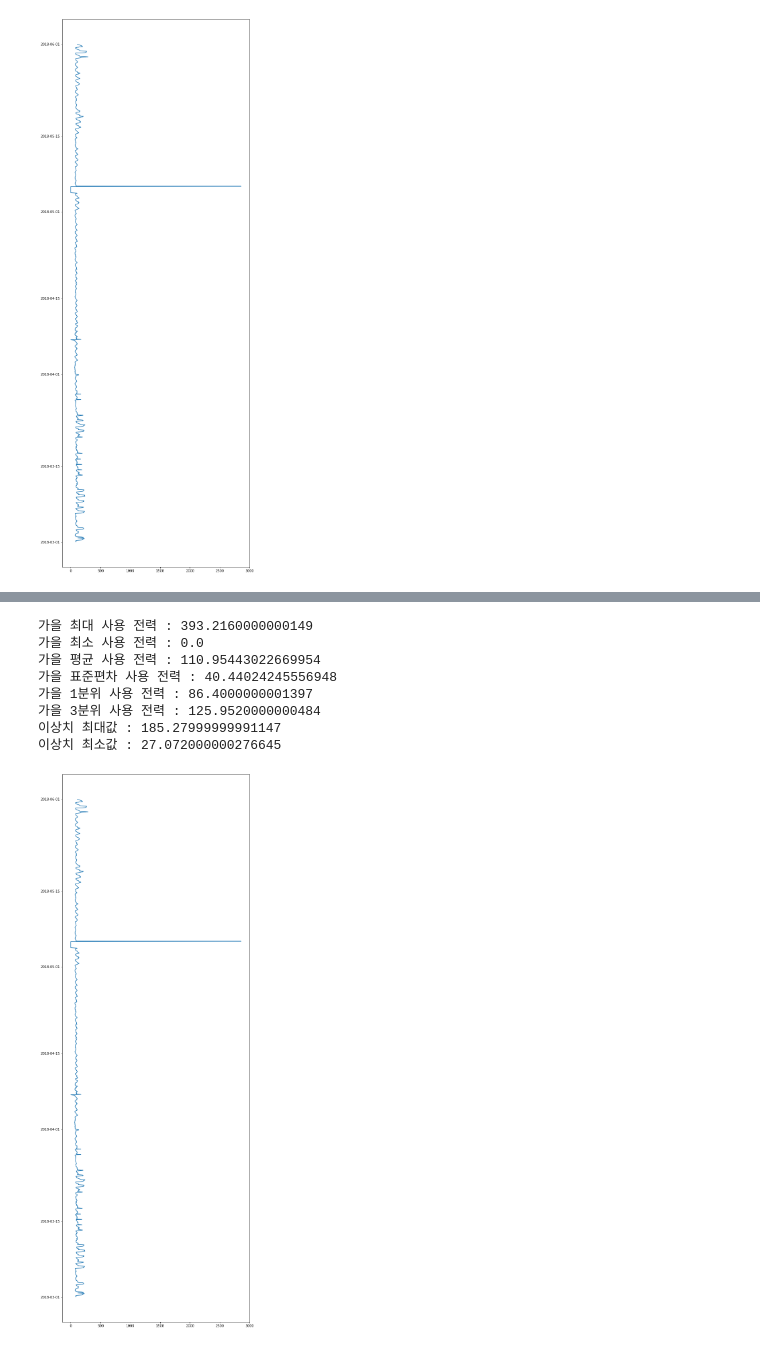
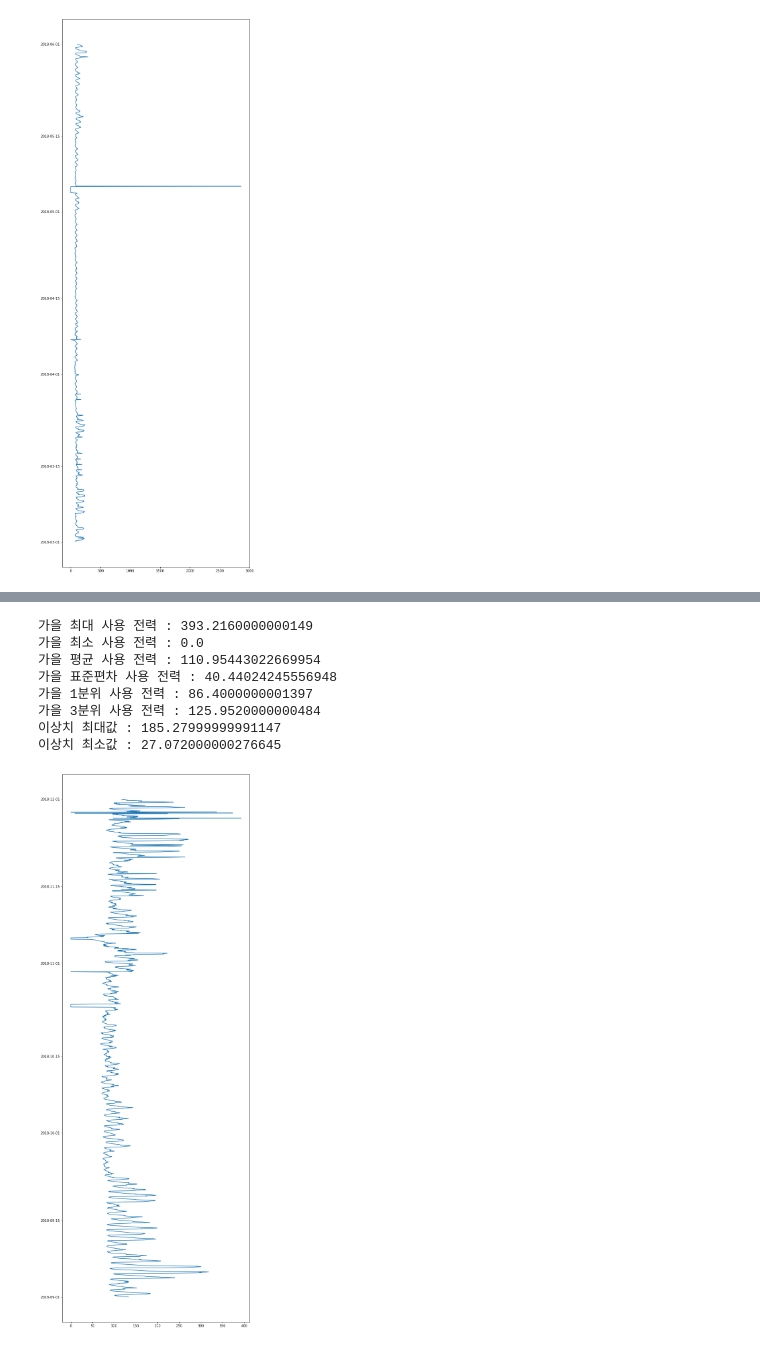
Before and after one commit to k1mm1nseok/MLInterpolate, a Jupyter notebook: projectInclude0.ipynb, the cells around one changed output, grey strips where cells are left out. Saved outputs shown, nothing was run; the diff lists cells and outputs as text; code cells hidden in the pictures.

```diff
--- a/projectInclude0.ipynb
+++ b/projectInclude0.ipynb
@@ -184,35 +184,35 @@ print('가을 평균 사용 전력 : {}'.format(autumn_elec.mean()))
 print('가을 표준편차 사용 전력 : {}'.format(autumn_elec.std()))
 print('가을 1분위 사용 전력 : {}'.format(np.percentile(autumn_elec, 25)))
 print('가을 3분위 사용 전력 : {}'.format(np.percentile(autumn_elec, 75)))
 
 #IQR값 계산
 IQR = np.percentile(autumn_elec, 75) - np.percentile(autumn_elec, 25)
 IQRWeight = IQR * 1.5
 print('이상치 최대값 : {}'.format(np.percentile(autumn_elec, 75) + IQRWeight))
 print('이상치 최소값 : {}'.format(np.percentile(autumn_elec, 25) - IQRWeight))
 
 #전력 그래프 출력
 plt.figure(figsize=(10,30))
-plt.plot(spring['Power'], spring['Time'])
+plt.plot(autumn['Power'], autumn['Time'])
 
 #정전시 전력량이 0이므로 0을 제외하여 이상치 처리함
 #이상치 최대값이 185.27이지만 대부분 350이하이고 오류 값으로 여겨지지 않으므로 이상치 최대를 350으로 수정
 outLierMin = autumn[autumn['Power'] < 0].index
 outLierMax = autumn[autumn['Power'] > 350].index
 
 #이상치 제외
 data = data.drop(outLierMin)
 data = data.drop(outLierMax)
 # %% [output]
 가을 최대 사용 전력 : 393.2160000000149
 가을 최소 사용 전력 : 0.0
 가을 평균 사용 전력 : 110.95443022669954
 가을 표준편차 사용 전력 : 40.44024245556948
 가을 1분위 사용 전력 : 86.4000000001397
 가을 3분위 사용 전력 : 125.9520000000484
 이상치 최대값 : 185.27999999991147
 이상치 최소값 : 27.072000000276645
-[figure, old version]
+[figure, new version]
 # %%
 grouped_data = data.groupby('Week')
 
```
Also changed, not shown: parts of 2 cells of this notebook.
